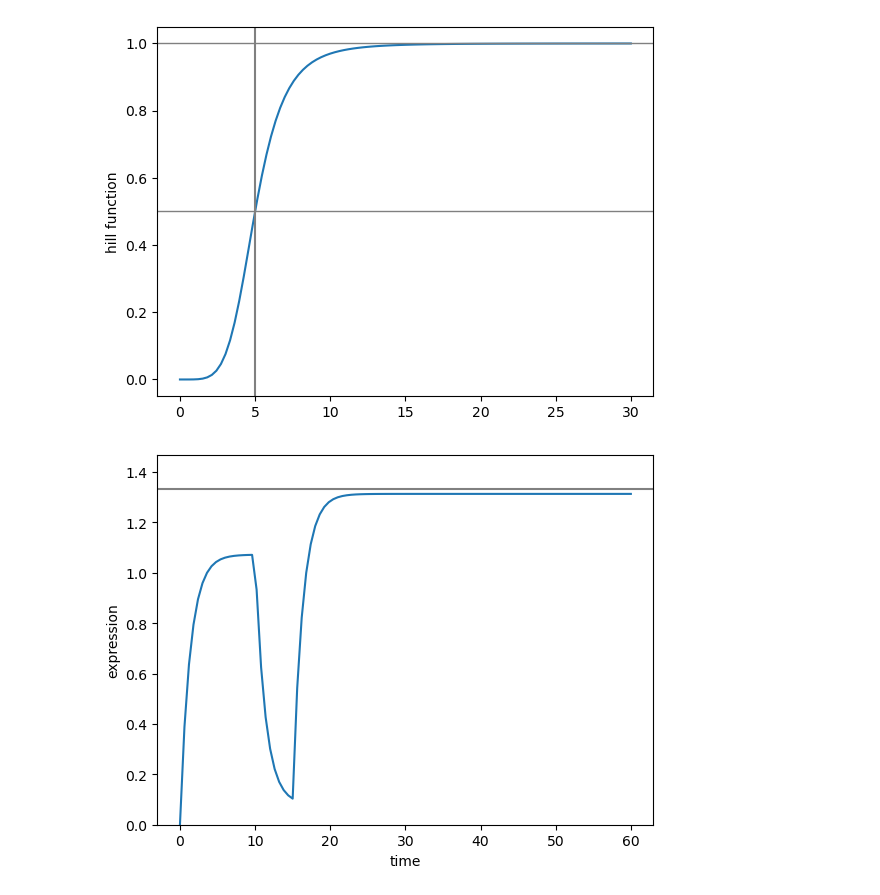
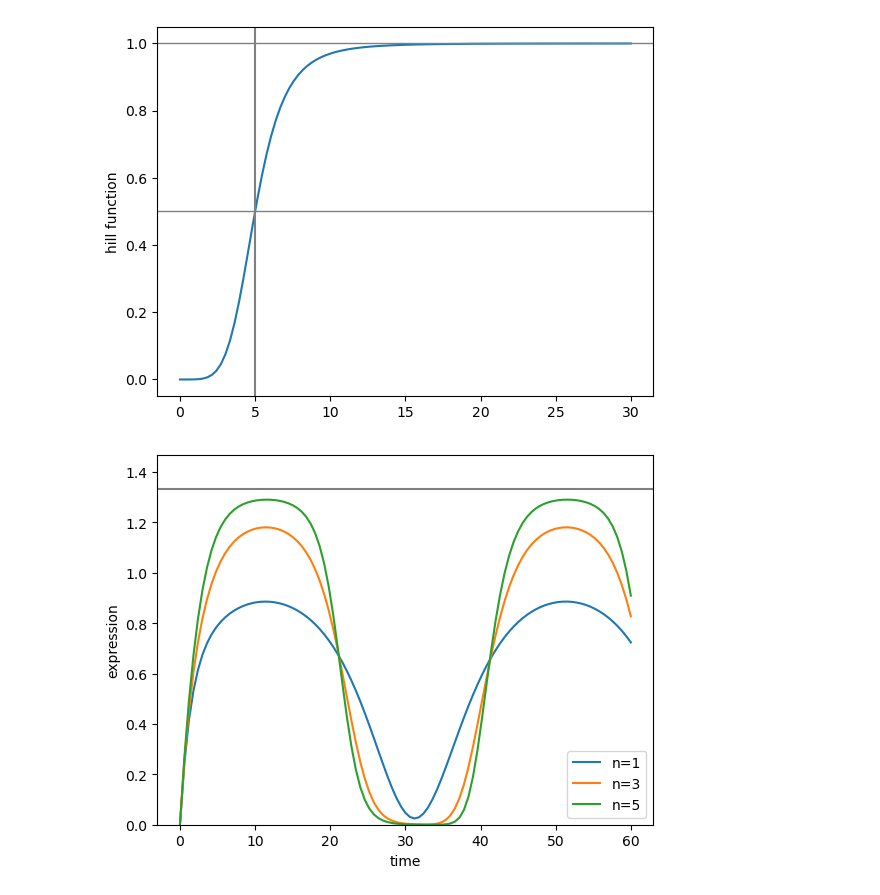
Before and after one commit to neherlab/PoL1-course-materials, a Jupyter notebook: notebooks/lecture03b_SimpleModelsOfGeneRegulation.ipynb, the cells around one changed output. Saved outputs shown, nothing was run; the diff lists cells and outputs as text; code cells hidden in the pictures.

```diff
--- a/notebooks/lecture03b_SimpleModelsOfGeneRegulation.ipynb
+++ b/notebooks/lecture03b_SimpleModelsOfGeneRegulation.ipynb
@@ -102,14 +133,14 @@ def hillfunc(x, k, n):
 # define RHS of ODE governing production, note the explicit time dependence!
 def dydt(y, t, k, n, alpha, beta):
     # case 1: x high first, low later
-    if t<10:
-        x=8
-    elif t<15:
-        x=2
-    else:
-        x=20
+    # if t<10:
+    #     x=8
+    # elif t<15:
+    #     x=2
+    # else:
+    #     x=20
     # case 2: sinusoidal fluctuation
-    # x = 5*(1+np.sin(t*2*np.pi/40))
+    x = 5*(1+np.sin(t*2*np.pi/40))
 
     return alpha*hillfunc(x, k, n) - beta*y
 
@@ -126,20 +157,21 @@ Text(0, 0.5, 'hill function')
 # %%
 # Solve the solution to the ODE and graph the result
 y0 = 0
 alpha=1
 beta=0.75
 
-n=3
-k=5
+for n in [1,3,5]:
+    k=5
 
-# array of time points to solve the ODE on
-T = np.linspace(0,60,101)
+    # array of time points to solve the ODE on
+    T = np.linspace(0,60,101)
 
-sol = odeint(dydt, y0, T, (k, n, alpha, beta))
-plt.plot(T, sol[:,0])
+    sol = odeint(dydt, y0, T, (k, n, alpha, beta))
+    plt.plot(T, sol[:,0], label=f"n={n}")
 plt.axhline(alpha/beta, c='grey') # equilibrium at full expression
 plt.xlabel('time')
+plt.legend()
 plt.ylabel('expression')
 plt.ylim(0,alpha/beta*1.1);
 # %% [output]
-[figure, old version]
+[figure, new version]
```
Also changed, not shown: parts of 4 cells of this notebook, 1 other file.
